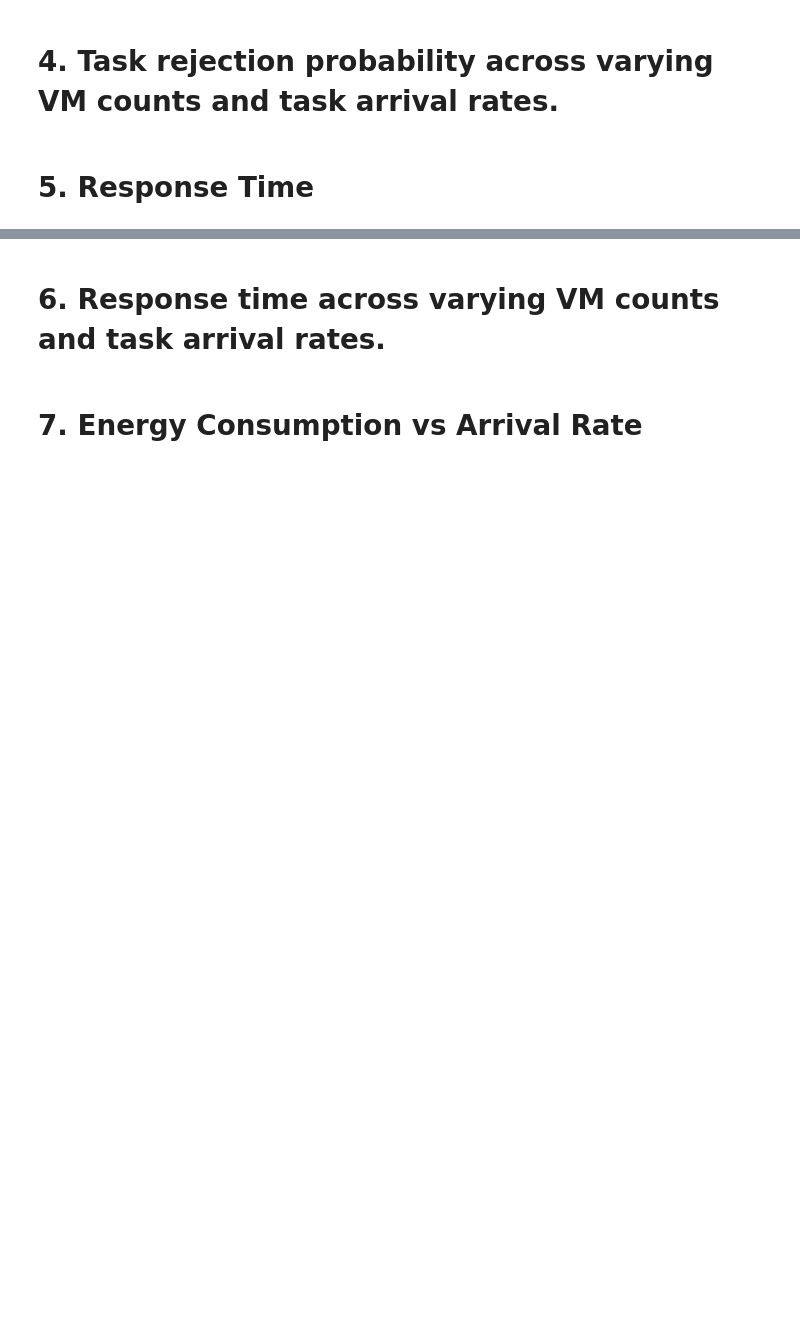
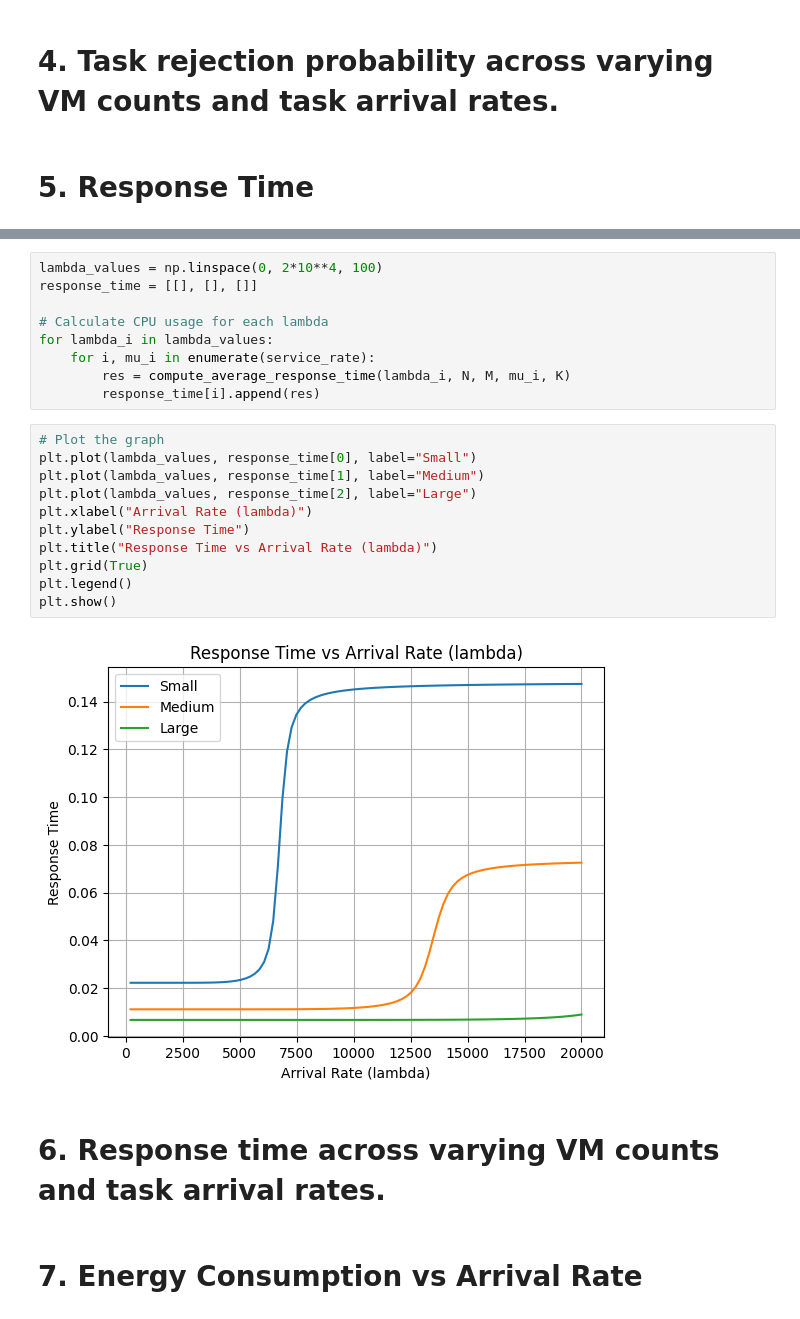
Before and after one commit to sivasurya16/adaptive-workload-management, a Jupyter notebook: analysis/analysis.ipynb, the cells around one changed output, grey strips where cells are left out. Cells and saved outputs as stored; diff of their text form; blank space fills up the shorter version.

Commit message:
added response time graph
This code is quite messy. Have to refactor later

```diff
--- a/analysis/analysis.ipynb
+++ b/analysis/analysis.ipynb
@@ -152,3 +194,25 @@ plt.show()
+# %%
+lambda_values = np.linspace(0, 2*10**4, 100)
+response_time = [[], [], []]
+
+# Calculate CPU usage for each lambda
+for lambda_i in lambda_values:
+    for i, mu_i in enumerate(service_rate):
+        res = compute_average_response_time(lambda_i, N, M, mu_i, K)
+        response_time[i].append(res)
+# %%
+# Plot the graph
+plt.plot(lambda_values, response_time[0], label="Small")
+plt.plot(lambda_values, response_time[1], label="Medium")
+plt.plot(lambda_values, response_time[2], label="Large")
+plt.xlabel("Arrival Rate (lambda)")
+plt.ylabel("Response Time")
+plt.title("Response Time vs Arrival Rate (lambda)")
+plt.grid(True)
+plt.legend()
+plt.show()
+# %% [output]
+[figure, added]
 # %% [markdown]
 # 6. Response time across varying VM counts and task arrival rates.
 # %% [markdown]
```
Also changed, not shown: parts of 1 cell of this notebook, 1 other file.
